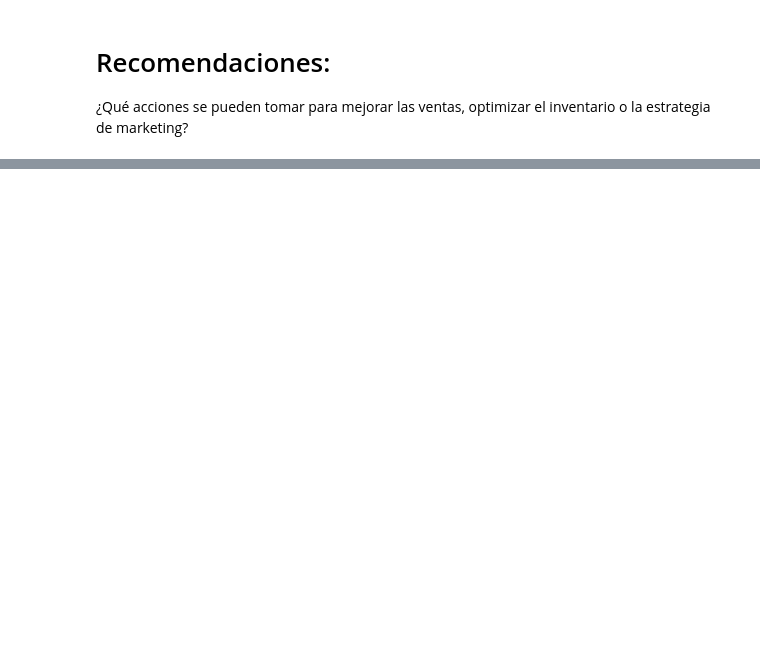
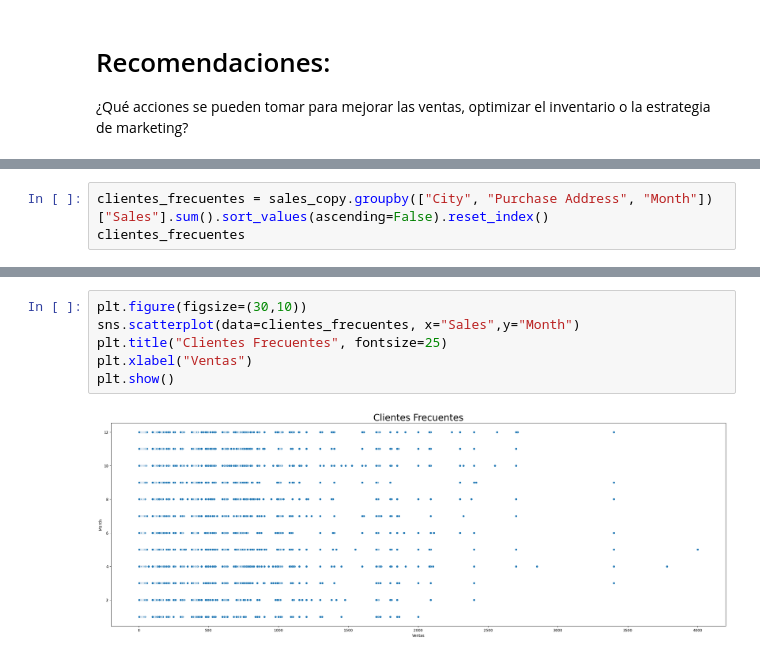
Before and after one commit to AlejoRam05/Bootcamp_Final_Project, a Jupyter notebook: salesData.ipynb, the cells around one changed output, grey strips where cells are left out. Drawn from its saved outputs; the diff is of its cells as text; blank space fills up the shorter version.

```diff
--- a/salesData.ipynb
+++ b/salesData.ipynb
@@ -404,0 +441,3 @@ sales_copy.describe()
+# %%
+clientes_frecuentes = sales_copy.groupby(["City", "Purchase Address", "Month"])["Sales"].sum().sort_values(ascending=False).reset_index()
+clientes_frecuentes
@@ -404,0 +458,8 @@ sales_copy.describe()
+# %%
+plt.figure(figsize=(30,10))
+sns.scatterplot(data=clientes_frecuentes, x="Sales",y="Month")
+plt.title("Clientes Frecuentes", fontsize=25)
+plt.xlabel("Ventas")
+plt.show()
+# %% [output]
+[figure, added]
```
Also changed, not shown: parts of 18 cells of this notebook.
